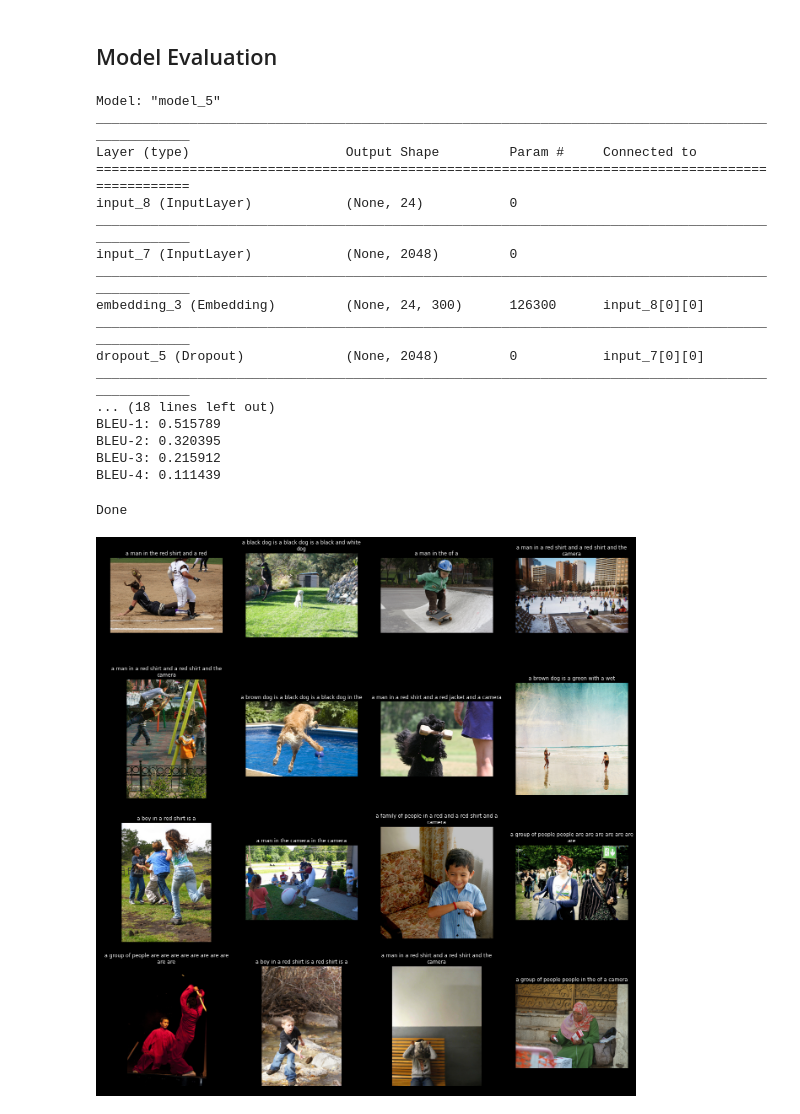
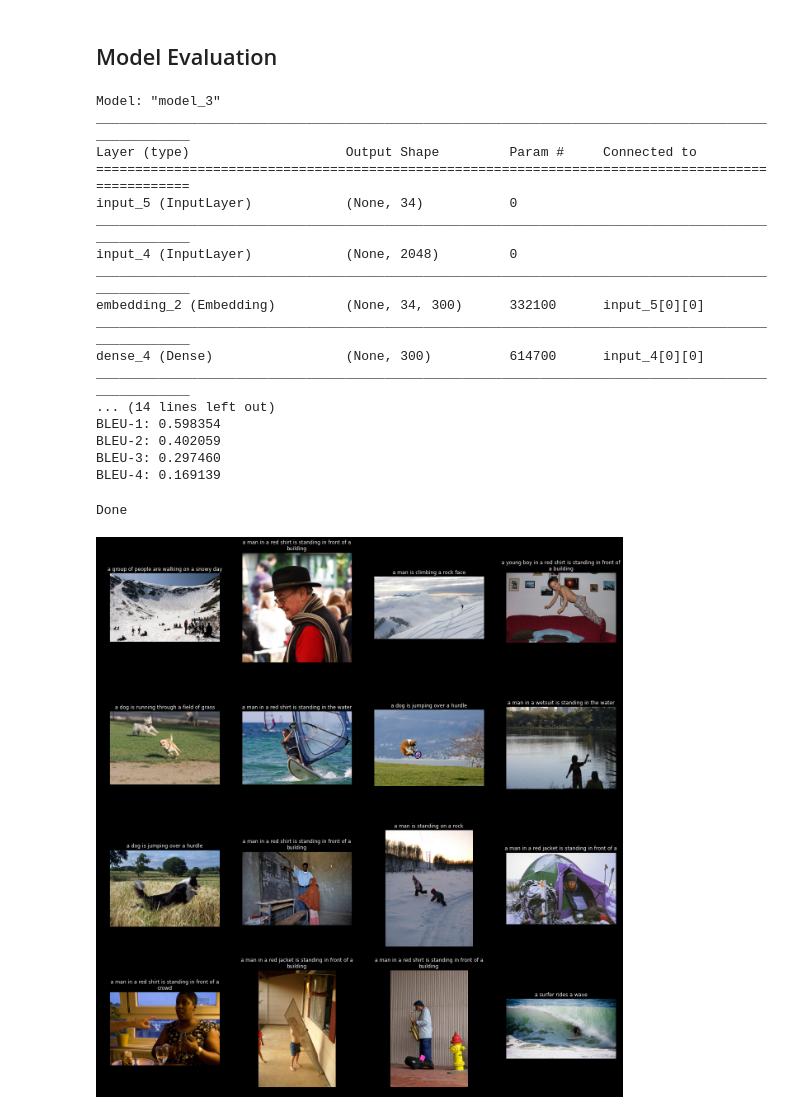
Before and after one commit to edwardspaulg/capstone_498, a Jupyter notebook: image_caption/Image_Caption.ipynb, the cells around one changed output. Cells and saved outputs as stored; diff of their text form; code cells hidden in the pictures.

Commit message:
Removed dropout prior to LSTM layer as I find the LSTM is particularly sensitive to dropout. TL CNN is unaffected.

```diff
--- a/image_caption/Image_Caption.ipynb
+++ b/image_caption/Image_Caption.ipynb
@@ -25,7 +25,7 @@ print('DIR_PREFIX', DIR_PREFIX)
 GENERATE_FEATURES = False  #Set to True if features need to be generated through the underlying pre-trained net
 LEARN = True  #Set to True if our custom net needs to learn the dataset
 TL_MODEL = 'Inceptionv3'  #Pre-trained model used for recognizing obects within images. One of Inceptionv3 or VGG16 trained on ImageNet.
-MAX_SAMPLES = 50  #Maximum number of samples to train & test with.
+MAX_SAMPLES = -1  #Maximum number of samples to train & test with.
 # %% [output]
 IN_COLAB False
 DIR_PREFIX ./Data/
@@ -464,14 +464,14 @@ if LEARN:
             inputs1 = Input(shape=(2048,))
         else:
             inputs1 = Input(shape=(4096,))
-        fe1 = Dropout(0.2)(inputs1)
+        fe1 = inputs1  #Dropout(0.2)(inputs1)
         fe2 = Dense(300, activation='relu')(fe1)
 
         # sequence model
         inputs2 = Input(shape=(max_length,))
         # se1 = Embedding(vocab_size, 300, mask_zero=True)(inputs2)
         se1 = Embedding(vocab_size, 300, weights=[embedding_matrix], input_length=max_length, trainable=False)(inputs2)
-        se2 = Dropout(0.2)(se1)
+        se2 = se1  #Dropout(0.2)(se1)
         se3 = LSTM(300)(se2)
 
         # decoder model
@@ -587,23 +587,23 @@ plot_model(model_custom_from_weights, to_file=DIR_PREFIX + 'Model/model_custom_f
 # evaluate model
 evaluate_model(model_custom_from_weights, test_descriptions, test_features, tokenizer, max_length)
 # %% [output]
-Model: "model_5"
+Model: "model_3"
 __________________________________________________________________________________________________
 Layer (type)                    Output Shape         Param #     Connected to
 ==================================================================================================
-input_8 (InputLayer)            (None, 24)           0
+input_5 (InputLayer)            (None, 34)           0
 __________________________________________________________________________________________________
-input_7 (InputLayer)            (None, 2048)         0
+input_4 (InputLayer)            (None, 2048)         0
 __________________________________________________________________________________________________
-embedding_3 (Embedding)         (None, 24, 300)      126300      input_8[0][0]
+embedding_2 (Embedding)         (None, 34, 300)      332100      input_5[0][0]
 __________________________________________________________________________________________________
-dropout_5 (Dropout)             (None, 2048)         0           input_7[0][0]
+dense_4 (Dense)                 (None, 300)          614700      input_4[0][0]
 __________________________________________________________________________________________________
-... (18 lines left out)
-BLEU-1: 0.515789
-BLEU-2: 0.320395
-BLEU-3: 0.215912
-BLEU-4: 0.111439
+... (14 lines left out)
+BLEU-1: 0.598354
+BLEU-2: 0.402059
+BLEU-3: 0.297460
+BLEU-4: 0.169139
 # %%
 from keras.preprocessing.image import load_img
 from keras.preprocessing.image import img_to_array
@@ -653,32 +653,32 @@ Done
 # %%
 from datetime import datetime
 import matplotlib.pyplot as plt
 import matplotlib.image as mpimg
 import random
 from textwrap import wrap
 
 #Get random images
 testIDs = random.sample(test, 16)
-testIDs = [id.split('_')[0] + '.' + id.split('_')[1].split('.')[1] for id in testIDs]
+# testIDs = [id.split('_')[0] + '.' + id.split('_')[1].split('.')[1] for id in testIDs]
 
 plt.rcParams['figure.facecolor'] = 'black'
 fig=plt.figure(figsize=(22, 24))
 fig.patch.set_facecolor('black')
 columns = 4
 rows = 4
 for i in range(1, columns*rows+1):
     #Predict description
     photo = extract_features(model_TL, DIR_PREFIX + 'Flickr_8K/Images/'+testIDs[i-1])
     description = generate_desc(model_custom_from_weights, tokenizer, photo, max_length)
     description = description.replace('startseq ', '').replace(' endseq', '')
 
     #Plot image and description together
     img = mpimg.imread(DIR_PREFIX + 'Flickr_8K/Images/'+testIDs[i-1])
     ax = fig.add_subplot(rows, columns, i)
     ax.set_title("\n".join(wrap(description, 50)), color='white')
     ax.set_facecolor('xkcd:black')
     plt.imshow(img)
 plt.savefig(DIR_PREFIX + 'Model/results_'+TL_MODEL+'_'+datetime.today().strftime('%Y-%m-%d-%H:%M:%S'), bbox_inches='tight', facecolor='black', dpi = 50)
 plt.show()
 # %% [output]
-[figure, old version]
+[figure, new version]
```
Also changed, not shown: parts of 4 cells of this notebook, 8 other files.
